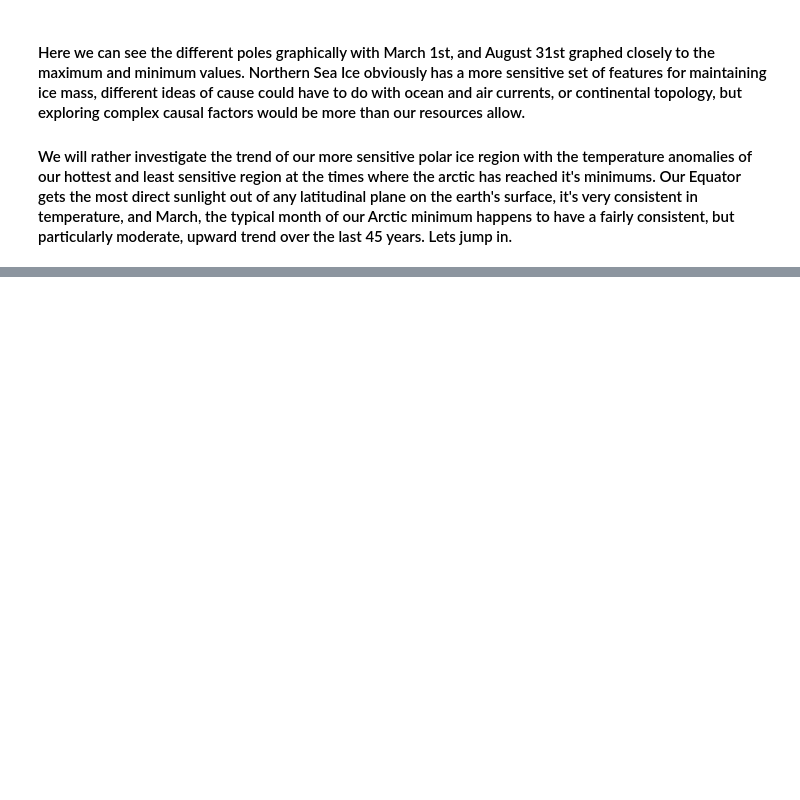
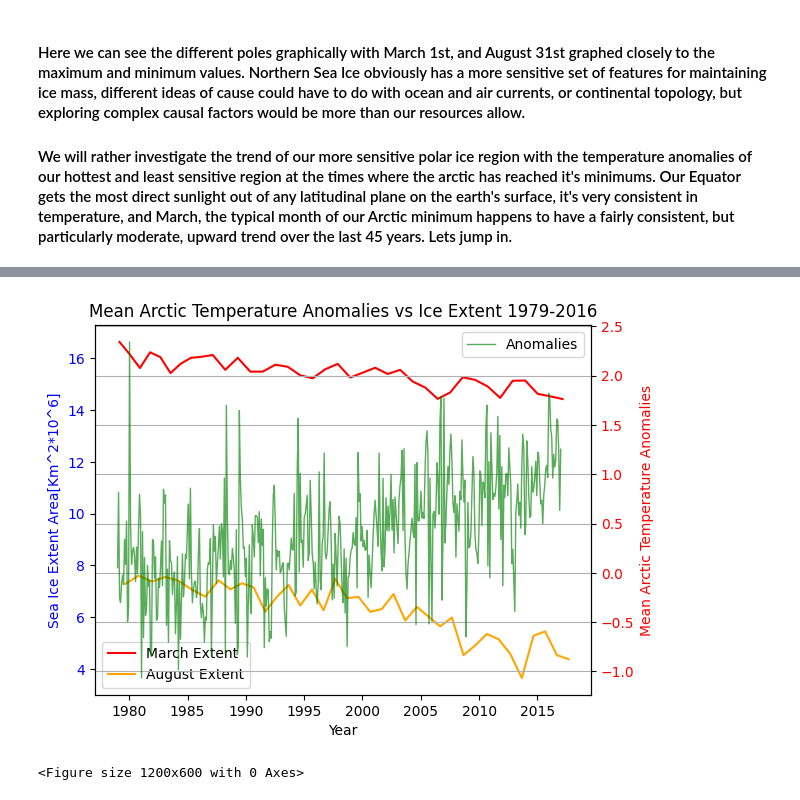
Before and after one commit to sRonanSmith/Clim586, a Jupyter notebook: seaiceanalysis.ipynb, the cells around one changed output, grey strips where cells are left out. Cells and saved outputs as stored; diff of their text form; code cells hidden in the pictures; blank space fills up the shorter version.

```diff
--- a/seaiceanalysis.ipynb
+++ b/seaiceanalysis.ipynb
@@ -155 +219,72 @@ plt.legend()
+# %%
+set = pd.read_csv('N_seaice_extent_daily_v3.0.csv')
+
+# Daily data from December 20th till current date
+# bidaily, and daily
+d1 = set[:1611]
+d2 = set[1611:12298]
+dataplot = pd.to_numeric(set['     Extent'], errors='coerce')
+t1 = np.linspace((1978+(299/365)), (1987+(231/365)), 1611)
+t2 = np.linspace((1987+(231/365)), (2025+(122/365)), 13724)
+t = np.concat((t1, t2))
+
+marslice1 = d1[(d1[' Month'] == '    03') & ((d1[' Day'] == '  01') | (d1[' Day'] == '  02'))]
+marslice2 = d2[(d2[' Month'] == '    03') & (d2[' Day'] == '  01')]
+marplot1 = pd.to_numeric(marslice1['     Extent'], errors='coerce')
+marplot2 = pd.to_numeric(marslice2['     Extent'], errors='coerce')
+marplot = pd.concat([marplot1, marplot2])
+# Custom time linspace for March 1st 1980-2025
+tmarch = np.concat((np.linspace((1979+(60/365)), (1986+(60/365)), 9)
+                    , np.linspace((1987+(60/365)), (2017+(60/365)), 29)))
+
+
+augslice1 = d1[(d1[' Month'] == '    08') & ((d1[' Day'] == '  30') | (d1[' Day'] == '  31'))]
+augslice2 = d2[(d2[' Month'] == '    08') & (d2[' Day'] == '  31')]
+augplot1 = pd.to_numeric(augslice1['     Extent'], errors='coerce')
+augplot2 = pd.to_numeric(augslice2['     Extent'], errors='coerce')
+augplot = pd.concat([augplot1, augplot2])
+# Custom time linspaces for August 31st 1980-2025
+taug = np.concat((np.linspace((1979+(243/365)), (1987+(243/365)), 8)
+                , np.linspace((1988+(243/365)), (2017+(243/365)), 30)))
+
+fig, ax1 = plt.subplots()
+
+# Plot on first y-axis
+# ax1.plot(x, y1, 'b-', label='Primary Y-axis')
+ax1.plot(tmarch, marplot, label='March Extent', color='red', lw=1.5)
+ax1.plot(taug, augplot, label='August Extent', color='orange', lw=1.5)
+# ax1.plot(t, dataplot, label='Daily - North', color='blue', lw=1, alpha=.65)
+ax1.set_xlabel('Year')
+ax1.set_ylabel('Sea Ice Extent Area[Km^2*10^6]', color='b')
+ax1.tick_params(axis='y', labelcolor='b')
+ax1.legend(loc='lower left')
+
+# plt.
+
+
+# Create second axis sharing the same axis
+t = np.linspace(1979, 2017, len(product))
+ax2 = ax1.twinx()
+ax2.plot(t, product,"-", label='Anomalies', color='green', lw=1, alpha=.65)
+ax2.set_ylabel('Mean Arctic Temperature Anomaly', color='r')
+ax2.tick_params(axis='y', labelcolor='r')
+ax2.legend()
+
+
+# plt.plot(mart, marproduct,"-", label='March Anomalies', color='red', lw=1.5)
+# plt.plot(augt, augproduct,"-", label='August Averages', color='blue', lw=1.5)
+# # plt.plot(dect, decproduct,"-", label='December Averages', color='green', lw=1.5)
+# print(product)
+# values_Auckland = data_Auckland[0, 3:]
+# plt.plot(t, productaug,"-", color="red")
+plt.title('Mean Arctic Temperature Anomalies vs Ice Extent 1979-2016')
+
+# plt.ylabel("Mean Temperature anomalies ")
+plt.grid()
+plt.legend()
+plt.figure(figsize=(12, 6))
+plt.show()
+# %% [output]
+[figure, added]
+<Figure size 1200x600 with 0 Axes>
 # %%
```
Also changed, not shown: parts of 2 cells of this notebook.
